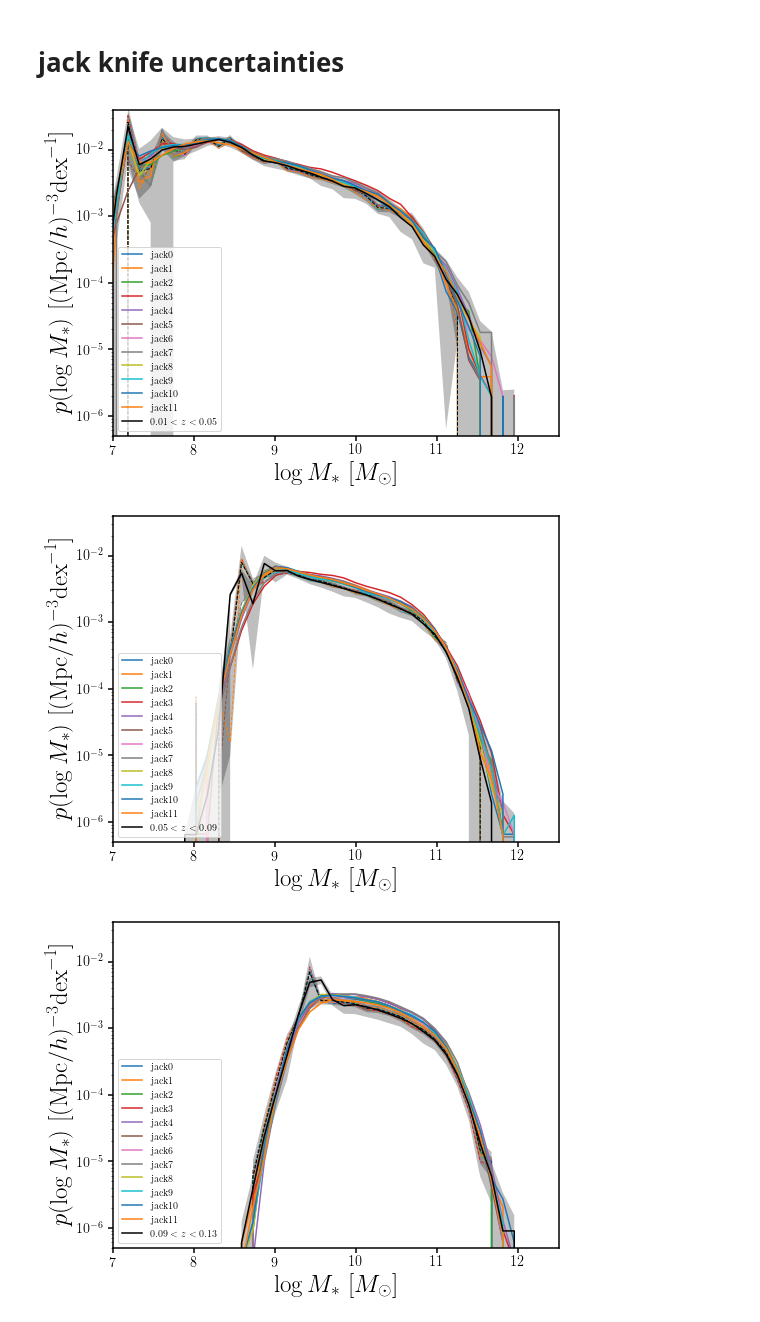
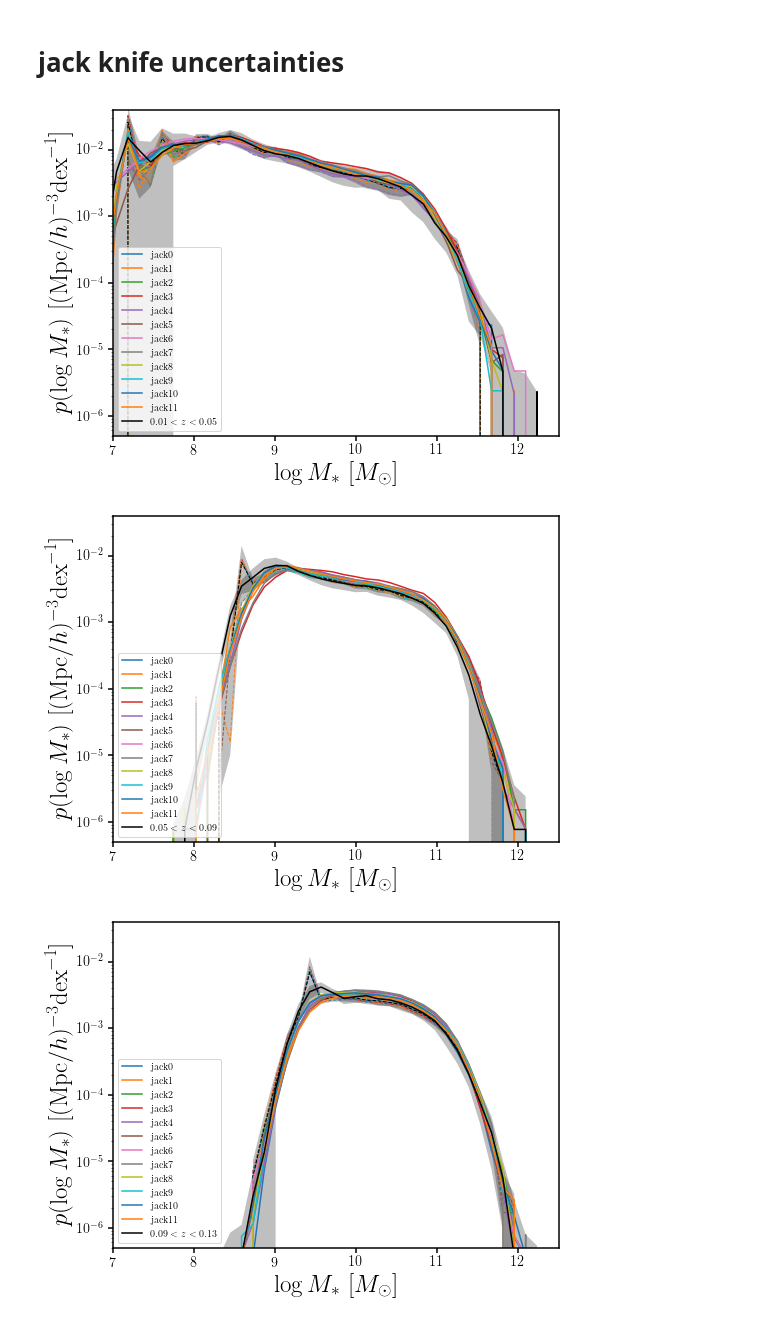
Before and after one commit to changhoonhahn/gapos, a Jupyter notebook: nb/psmf.ipynb, the cells around one changed output. Saved outputs shown, nothing was run; the diff lists cells and outputs as text; code cells hidden in the pictures.

```diff
--- a/nb/psmf.ipynb
+++ b/nb/psmf.ipynb
@@ -37,7 +37,7 @@ if torch.cuda.is_available():
 else:
     device = 'cpu'
 # %%
-targ = 'bgs_bright_sf'
+targ = 'bgs_bright'
 # %% [markdown]
 # compile $M_*$ posteriors
 # %%
@@ -134,7 +136,7 @@ for i, zmin, zmax in zip(range(4), zmins, zmaxs):
         post_prime = psmf_model.sample((100000,))
 
     # calculate normalization
-    _ = sub.hist(np.median(bgs['provabgs_logMstar'].data[zlim], axis=1),
+    _h, _be, _ = sub.hist(np.median(bgs['provabgs_logMstar'].data[zlim], axis=1),
              weights=w_import[zlim]/np.sum(w_import[zlim]) * norm,
              range=(6., 13.), bins=40, histtype='step',
              color='k', linestyle='--', linewidth=1)
@@ -144,11 +146,12 @@ for i, zmin, zmax in zip(range(4), zmins, zmaxs):
 
     sub.step(be[:-1], h, where='pre', color='C%i' % i, linestyle='-')
     sub.plot([], [], c='C%i' % i, label='$%.2f < z < %.2f$' % (zmin, zmax))
+
 sub.legend(loc='lower left', fontsize=20)
 sub.set_xlabel(r'$\log M_*$', fontsize=25)
 sub.set_xlim(7., 12.5)
 sub.set_ylabel(r'$p(\log M_*)$ [$({\rm Mpc}/h)^{-3}{\rm dex}^{-1}$]', fontsize=25)
 sub.set_yscale('log')
-sub.set_ylim(5e-7, 4e-2)
+sub.set_ylim(1e-5, 4e-2)
 plt.show()
 # %% [output]
@@ -178,5 +179,5 @@ _zmin, _zmax, mlim = np.loadtxt(os.path.join(dat_dir, 'psmf.logmstar_comp_limit.
 # %%
-for i, zmin, zmax in zip(range(5), zmins, zmaxs):
+for i, zmin, zmax in zip(range(4), zmins, zmaxs):
     fig = plt.figure(figsize=(8,6))
     sub = fig.add_subplot(111)
     # calculate normalization
@@ -210,7 +211,9 @@ for i, zmin, zmax in zip(range(5), zmins, zmaxs):
                      _h*norm*(be[-1] - be[0])/(len(be)-1)-sig_jack0,
                      _h*norm*(be[-1] - be[0])/(len(be)-1)+sig_jack0,
                      color='k', edgecolor='none', alpha=0.25)
-
+    np.savetxt(os.path.join(dat_dir, 'smf.standard.sv3.%s.z%.2f_%.2f.dat' % (targ, zmin, zmax)),
+              np.array([0.5*(be[:-1] + be[1:]), _h*norm*(be[-1] - be[0])/(len(be)-1)]).T,
+              header='log stellar mass completeness limit %.2f' % mlim[2*i+1])
 
     h_jack = []
     for i_jack, field, A_field in zip(range(len(fields)), fields, A_fields):
@@ -228,33 +231,33 @@ for i, zmin, zmax in zip(range(5), zmins, zmaxs):
         h_jack.append(_h)
     h_jack = np.array(h_jack)
     sig_jack = np.sqrt(float(len(fields)-1)/float(len(fields)) * np.sum((h_jack - np.mean(h_jack, axis=0))**2, axis=0))
 
     zlim = (bgs['Z_HP'].data > zmin) & (bgs['Z_HP'].data < zmax)
     # calculate normalization
     norm = np.sum(w_import[zlim]) / (v_zmax - v_zmin)
     psmf_model = torch.load(os.path.join(dat_dir, 'psmf.gmm.%s.z%.2f_%.2f.pt' % (targ, zmin, zmax)),
                             map_location=device)
     with torch.no_grad():
         post_prime = psmf_model.sample((100000,))
     h, be = np.histogram(np.array(post_prime.detach().cpu()),
                  weights=np.repeat(norm, 100000) / 100000, range=(6., 13.), bins=50)
     #sub.fill_between(0.5*(be[:-1] + be[1:]), h-sig_jack0, h+sig_jack0, color='k', edgecolor='none', alpha=0.25)
     sub.plot(0.5*(be[:-1] + be[1:]), h, color='k')
     sub.fill_between(0.5*(be[:-1] + be[1:]), h-sig_jack, h+sig_jack, color='k', edgecolor='none', alpha=0.25)
     sub.plot([], [], c='k', label='$%.2f < z < %.2f$' % (zmin, zmax))
 
     np.savetxt(os.path.join(dat_dir, 'psmf.sv3.%s.z%.2f_%.2f.dat' % (targ, zmin, zmax)),
               np.array([0.5*(be[:-1] + be[1:]), h, sig_jack]).T,
               header='log stellar mass completeness limit %.2f' % mlim[2*i+1])
 
     sub.legend(loc='lower left', fontsize=10, markerscale=5, frameon=True)
     sub.set_xlabel(r'$\log M_*$  [$M_\odot$]', fontsize=25)
     sub.set_xlim(7., 12.5)
     sub.set_ylabel(r'$p(\log M_*)$  [$({\rm Mpc}/h)^{-3}{\rm dex}^{-1}$]', fontsize=25)
     sub.set_yscale('log')
     sub.set_ylim(5e-7, 4e-2)
     plt.show()
 # %% [output]
-[figure, old version]
+[figure, new version]
-[figure, old version]
+[figure, new version]
-[figure, old version]
+[figure, new version]
```
Also changed, not shown: parts of 6 cells of this notebook, 2 other files.
